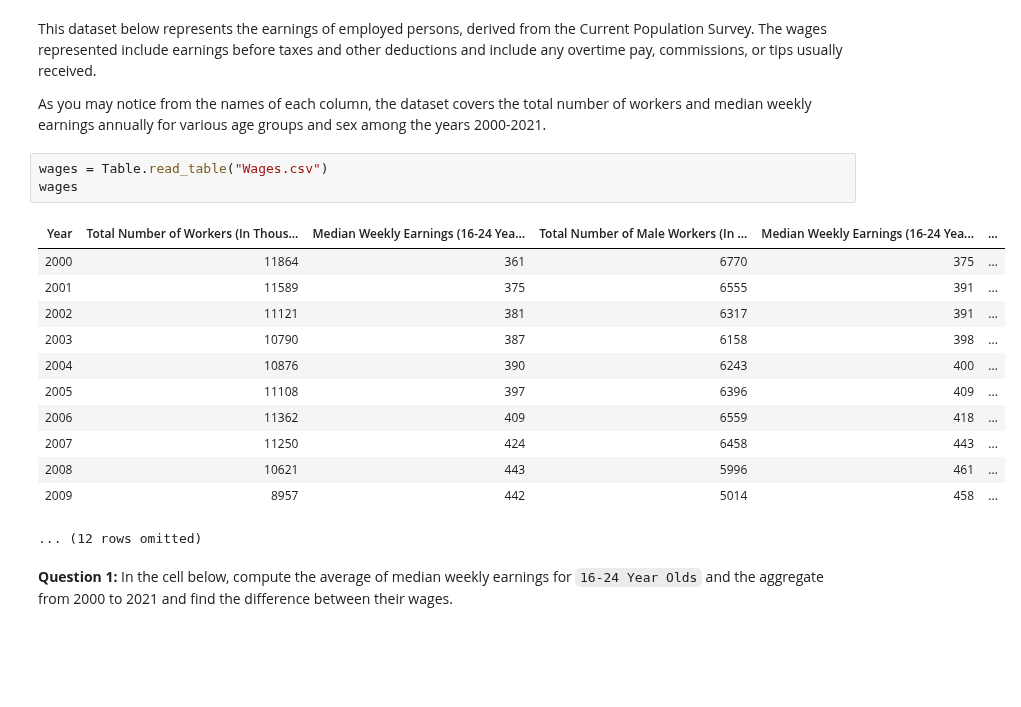
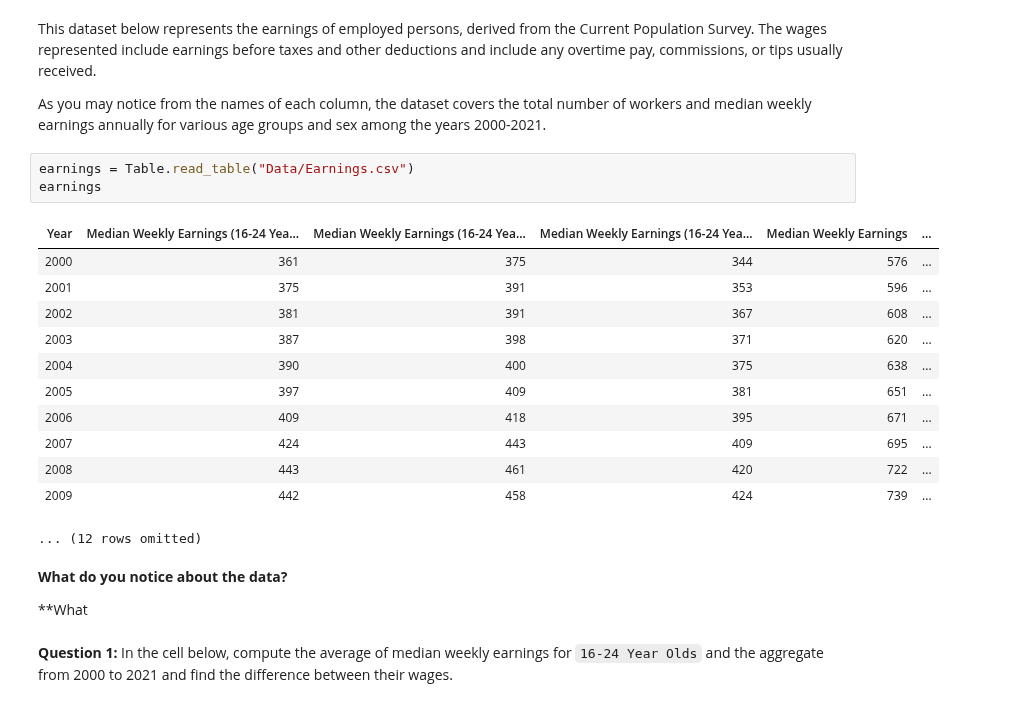
Before and after one commit to ds-modules/PUBPOL-ETHSTD-C164A-SP23, a Jupyter notebook: Exploring Labor Statistics among U.S. Youth.ipynb, the cells around one changed output. Drawn from its saved outputs; the diff is of its cells as text; blank space fills up the shorter version.

```diff
--- a/Exploring Labor Statistics among U.S. Youth.ipynb
+++ b/Exploring Labor Statistics among U.S. Youth.ipynb
@@ -31,21 +31,25 @@ This dataset below represents the earnings of employed persons, derived from the
 
 As you may notice from the names of each column, the dataset covers the total number of workers and median weekly earnings annually for various age groups and sex among the years 2000-2021.
 # %%
-wages = Table.read_table("Wages.csv")
-wages
+earnings = Table.read_table("Data/Earnings.csv")
+earnings
 # %% [output]
-| Year | Total Number of Workers (In Thous... | Median Weekly Earnings (16-24 Yea... | Total Number of Male Workers (In ... | Median Weekly Earnings (16-24 Yea... | ... |
-| 2000 | 11864 | 361 | 6770 | 375 | ... |
-| 2001 | 11589 | 375 | 6555 | 391 | ... |
-| 2002 | 11121 | 381 | 6317 | 391 | ... |
-| 2003 | 10790 | 387 | 6158 | 398 | ... |
-| 2004 | 10876 | 390 | 6243 | 400 | ... |
-| 2005 | 11108 | 397 | 6396 | 409 | ... |
-| 2006 | 11362 | 409 | 6559 | 418 | ... |
-| 2007 | 11250 | 424 | 6458 | 443 | ... |
-| 2008 | 10621 | 443 | 5996 | 461 | ... |
-| 2009 | 8957 | 442 | 5014 | 458 | ... |
+| Year | Median Weekly Earnings (16-24 Yea... | Median Weekly Earnings (16-24 Yea... | Median Weekly Earnings (16-24 Yea... | Median Weekly Earnings | ... |
+| 2000 | 361 | 375 | 344 | 576 | ... |
+| 2001 | 375 | 391 | 353 | 596 | ... |
+| 2002 | 381 | 391 | 367 | 608 | ... |
+| 2003 | 387 | 398 | 371 | 620 | ... |
+| 2004 | 390 | 400 | 375 | 638 | ... |
+| 2005 | 397 | 409 | 381 | 651 | ... |
+| 2006 | 409 | 418 | 395 | 671 | ... |
+| 2007 | 424 | 443 | 409 | 695 | ... |
+| 2008 | 443 | 461 | 420 | 722 | ... |
+| 2009 | 442 | 458 | 424 | 739 | ... |
 ... (12 rows omitted)
+# %% [markdown]
+**What do you notice about the data?**
+
+**What
 # %% [markdown]
 **Question 1:** In the cell below, compute the average of median weekly earnings for `16-24 Year Olds` and the aggregate from 2000 to 2021 and find the difference between their wages.
 # %%
```
Also changed, not shown: parts of 7 cells of this notebook, 5 other files.
